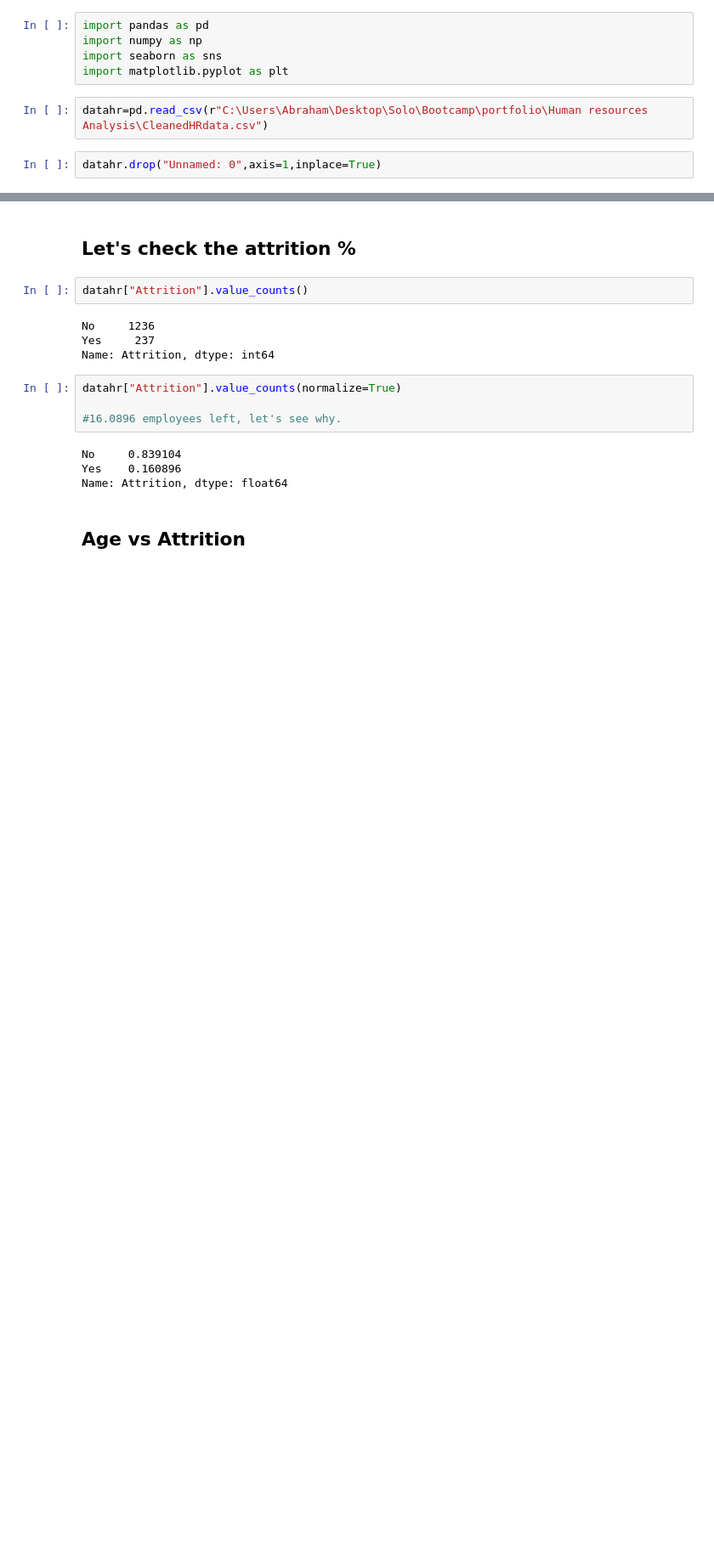
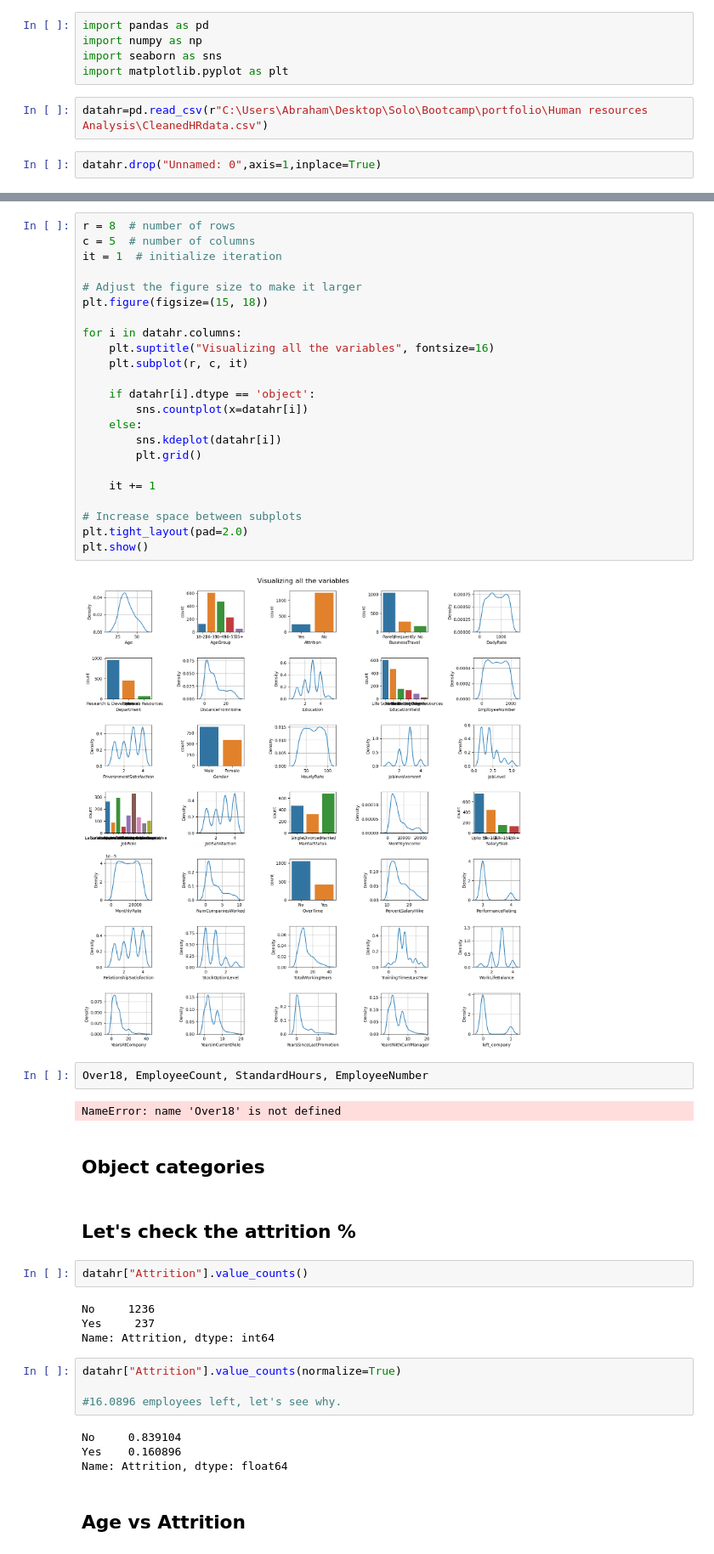
Before and after one commit to Ivansantamariaknx/portfolio, a Jupyter notebook: Human resources Analysis/Data analysis.ipynb, the cells around one changed output, grey strips where cells are left out. Shown at 85% size. Cells and saved outputs as stored; diff of their text form; blank space fills up the shorter version.

```diff
--- a/Human resources Analysis/Data analysis.ipynb
+++ b/Human resources Analysis/Data analysis.ipynb
@@ -65,4 +64,35 @@ datahr.iloc[:, 10:21]
 1473 rows × 11 columns
+# %%
+r = 8  # number of rows
+c = 5  # number of columns
+it = 1  # initialize iteration
+
+# Adjust the figure size to make it larger
+plt.figure(figsize=(15, 18))
+
+for i in datahr.columns:
+    plt.suptitle("Visualizing all the variables", fontsize=16)
+    plt.subplot(r, c, it)
+
+    if datahr[i].dtype == 'object':
+        sns.countplot(x=datahr[i])
+    else:
+        sns.kdeplot(datahr[i])
+        plt.grid()
+
+    it += 1
+
+# Increase space between subplots
+plt.tight_layout(pad=2.0)
+plt.show()
+# %% [output]
+[figure, added]
+# %%
+Over18, EmployeeCount, StandardHours, EmployeeNumber
+# %% [output]
+NameError: name 'Over18' is not defined
+# %% [markdown]
+## Object categories
 # %% [markdown]
 ## Let's check the attrition %
 # %%
```
Also changed, not shown: parts of 8 cells of this notebook, 3 other files.
